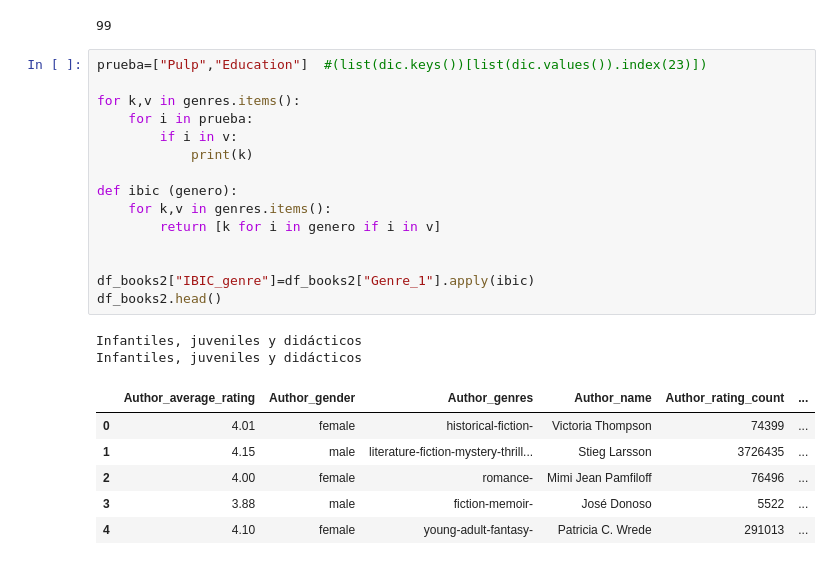
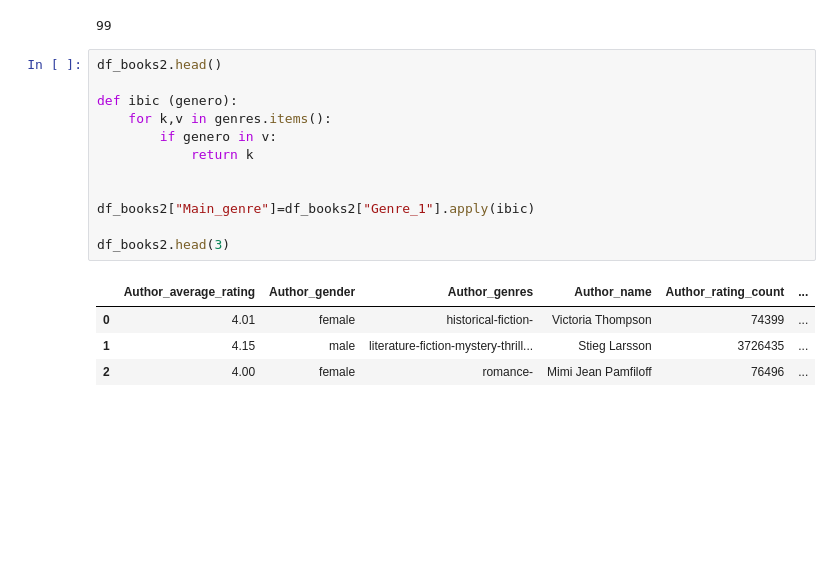
Before and after one commit to Ironhack-Data-Madrid-PartTime-Oct22/lab-intro-pandas, a Jupyter notebook: books.ipynb, the cells around one changed output. Saved outputs shown, nothing was run; the diff lists cells and outputs as text; blank space fills up the shorter version.

```diff
--- a/books.ipynb
+++ b/books.ipynb
@@ -268,26 +268,19 @@ sum(map(len,genres.values()))
 # %% [output]
 99
 # %%
-prueba=["Pulp","Education"]  #(list(dic.keys())[list(dic.values()).index(23)])
-
-for k,v in genres.items():
-    for i in prueba:
-        if i in v:
-            print(k)
+df_books2.head()
 
 def ibic (genero):
     for k,v in genres.items():
-        return [k for i in genero if i in v]
+        if genero in v:
+            return k
 
 
-df_books2["IBIC_genre"]=df_books2["Genre_1"].apply(ibic)
-df_books2.head()
+df_books2["Main_genre"]=df_books2["Genre_1"].apply(ibic)
+
+df_books2.head(3)
 # %% [output]
-Infantiles, juveniles y didácticos
-Infantiles, juveniles y didácticos
 |  | Author_average_rating | Author_gender | Author_genres | Author_name | Author_rating_count | ... |
 | 0 | 4.01 | female | historical-fiction- | Victoria Thompson | 74399 | ... |
 | 1 | 4.15 | male | literature-fiction-mystery-thrill... | Stieg Larsson | 3726435 | ... |
 | 2 | 4.00 | female | romance- | Mimi Jean Pamfiloff | 76496 | ... |
-| 3 | 3.88 | male | fiction-memoir- | José Donoso | 5522 | ... |
-| 4 | 4.10 | female | young-adult-fantasy- | Patricia C. Wrede | 291013 | ... |
```
Also changed, not shown: parts of 7 cells of this notebook.
